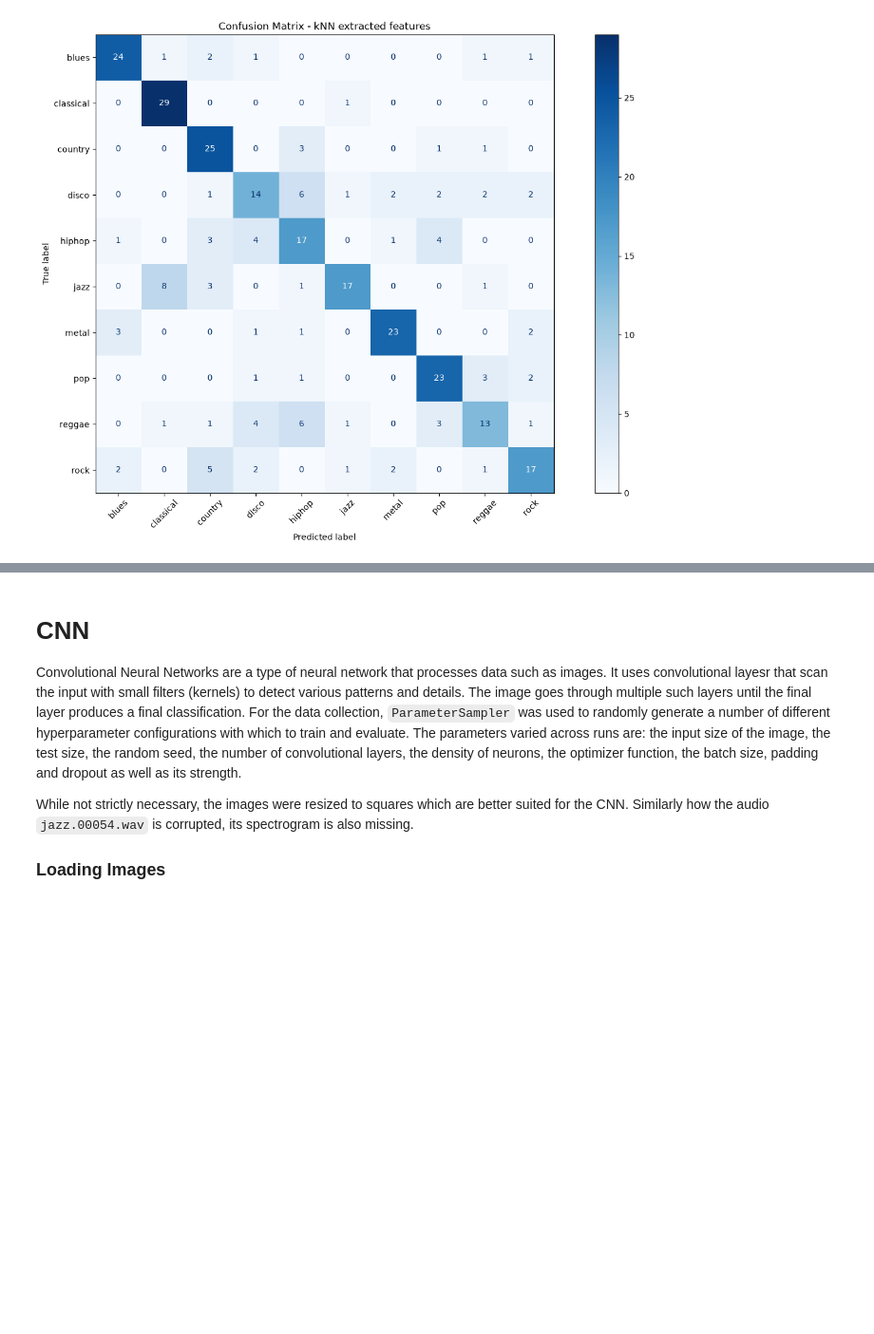
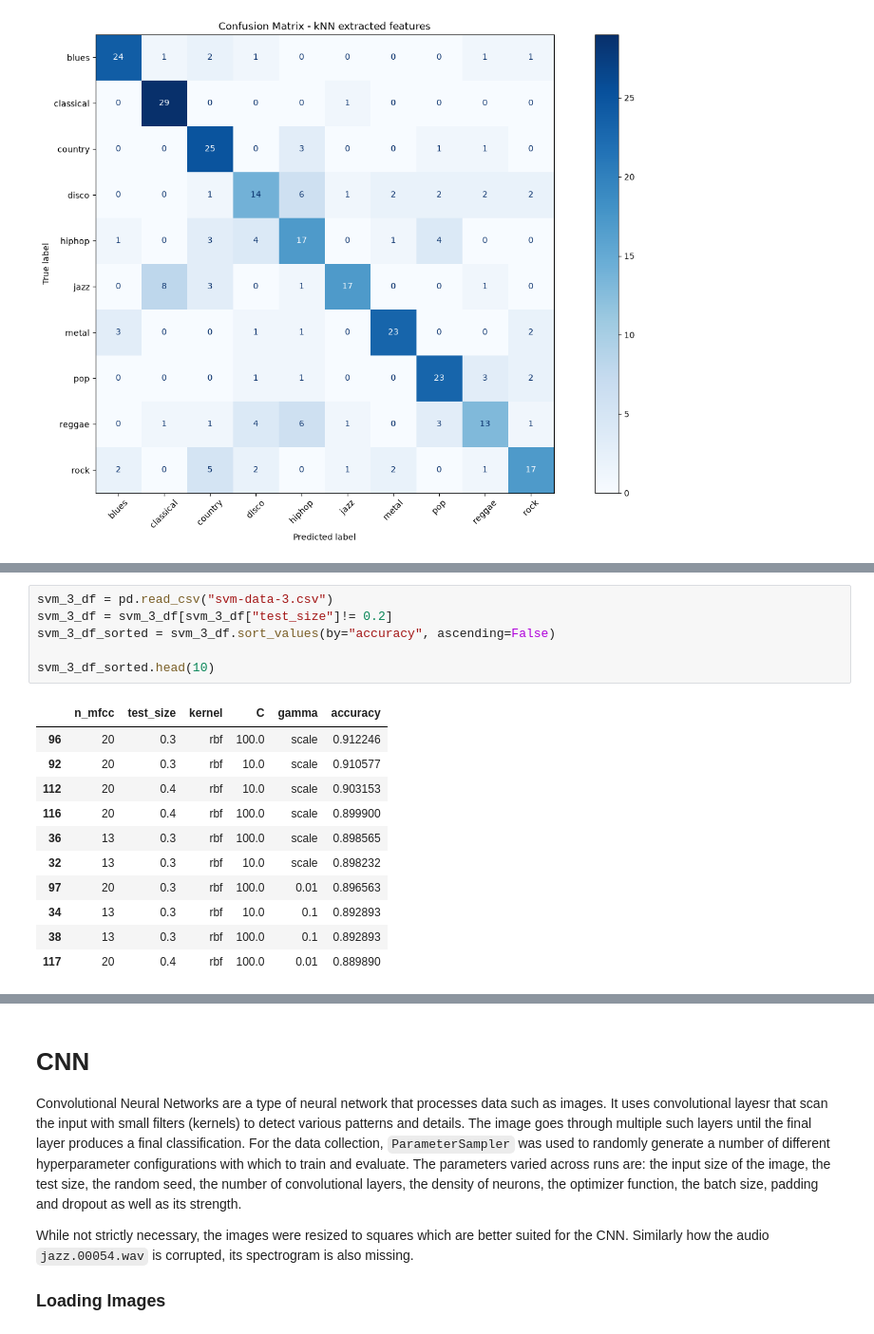
Before and after one commit to etiank/Jupyter-ML, a Jupyter notebook: main.ipynb, the cells around one changed output, grey strips where cells are left out. Shown at 95% size. Drawn from its saved outputs; the diff is of its cells as text; blank space fills up the shorter version.

```diff
--- a/main.ipynb
+++ b/main.ipynb
@@ -435,0 +548,18 @@ Accuracy: 0.6733333333333333
+# %%
+svm_3_df = pd.read_csv("svm-data-3.csv")
+svm_3_df = svm_3_df[svm_3_df["test_size"]!= 0.2]
+svm_3_df_sorted = svm_3_df.sort_values(by="accuracy", ascending=False)
+
+svm_3_df_sorted.head(10)
+# %% [output]
+|  | n_mfcc | test_size | kernel | C | gamma | accuracy |
+| 96 | 20 | 0.3 | rbf | 100.0 | scale | 0.912246 |
+| 92 | 20 | 0.3 | rbf | 10.0 | scale | 0.910577 |
+| 112 | 20 | 0.4 | rbf | 10.0 | scale | 0.903153 |
+| 116 | 20 | 0.4 | rbf | 100.0 | scale | 0.899900 |
+| 36 | 13 | 0.3 | rbf | 100.0 | scale | 0.898565 |
+| 32 | 13 | 0.3 | rbf | 10.0 | scale | 0.898232 |
+| 97 | 20 | 0.3 | rbf | 100.0 | 0.01 | 0.896563 |
+| 34 | 13 | 0.3 | rbf | 10.0 | 0.1 | 0.892893 |
+| 38 | 13 | 0.3 | rbf | 100.0 | 0.1 | 0.892893 |
+| 117 | 20 | 0.4 | rbf | 100.0 | 0.01 | 0.889890 |
```
Also changed, not shown: parts of 14 cells of this notebook, 23 other files.
